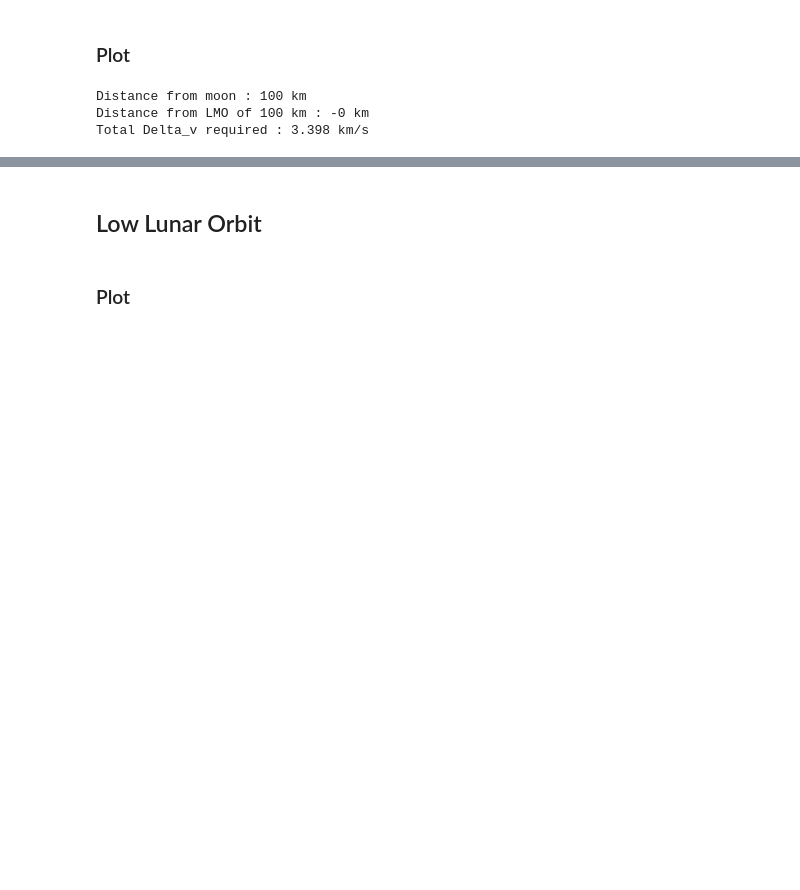
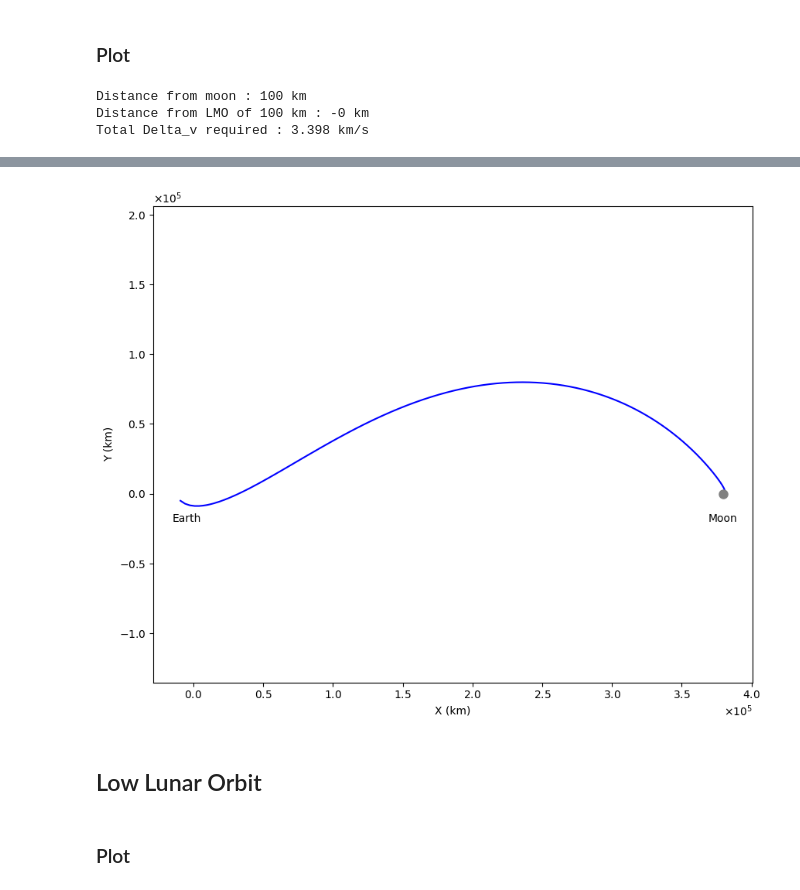
Before and after one commit to samcoulthurst/TrajectoryOptimizer, a Jupyter notebook: notebooks/results_viewer.ipynb, the cells around one changed output, grey strips where cells are left out. Cells and saved outputs as stored; diff of their text form; code cells hidden in the pictures; blank space fills up the shorter version.

```diff
--- a/notebooks/results_viewer.ipynb
+++ b/notebooks/results_viewer.ipynb
@@ -87,3 +89,33 @@ plot_trajectory(states, em.mu, t_eval, frame="Inertial")
+# %%
+fig, ax = plt.subplots(figsize=(10, 8))
+
+# Plot trajectory
+ax.plot(states[0, :]*em.l_star*1e-3, states[1, :]*em.l_star*1e-3, 'b-', linewidth=1.5)
+
+# Plot primaries
+earth_x = -em.mu*em.l_star*1e-3
+moon_x = (1-em.mu)*em.l_star*1e-3
+
+ax.plot(earth_x, 0, 'ko', markersize=15)
+ax.plot(moon_x, 0, 'gray', marker='o', markersize=8)
+
+ax.annotate('Earth', xy=(earth_x, 0), xytext=(earth_x, -20000), ha='center')
+ax.annotate('Moon', xy=(moon_x, 0), xytext=(moon_x, -20000), ha='center')
+
+# Scientific notation offset
+for axis in [ax.xaxis, ax.yaxis]:
+    axis.set_major_formatter(ticker.ScalarFormatter(useMathText=True))
+ax.ticklabel_format(style='sci', axis='both', scilimits=(5,5))
+
+ax.set_xlabel('X (km)')
+ax.set_ylabel('Y (km)')
+
+plt.draw()
+ax.set_aspect('equal', adjustable='datalim')
+
+plt.show()
+# %% [output]
+[figure, added]
 # %% [markdown]
 ## Low Lunar Orbit
 # %%
```
Also changed, not shown: parts of 7 cells of this notebook, 1 other file.
